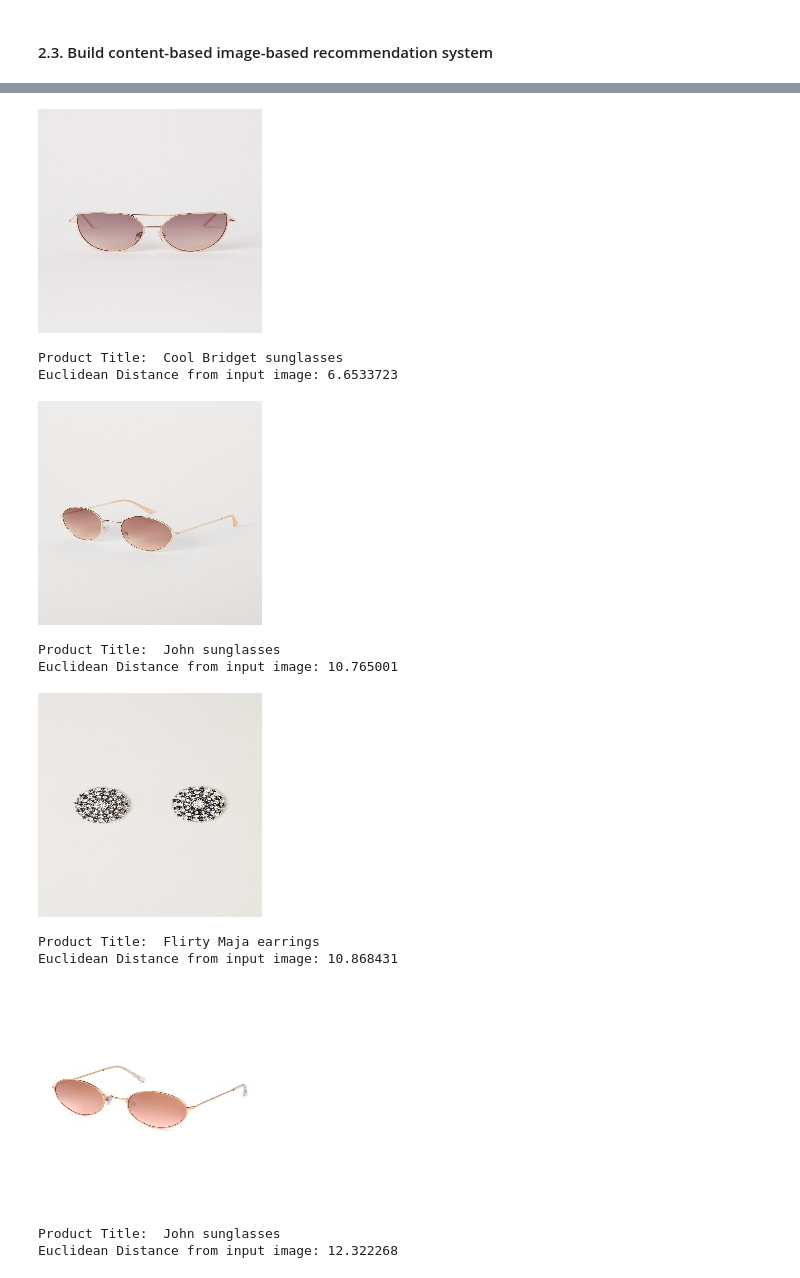
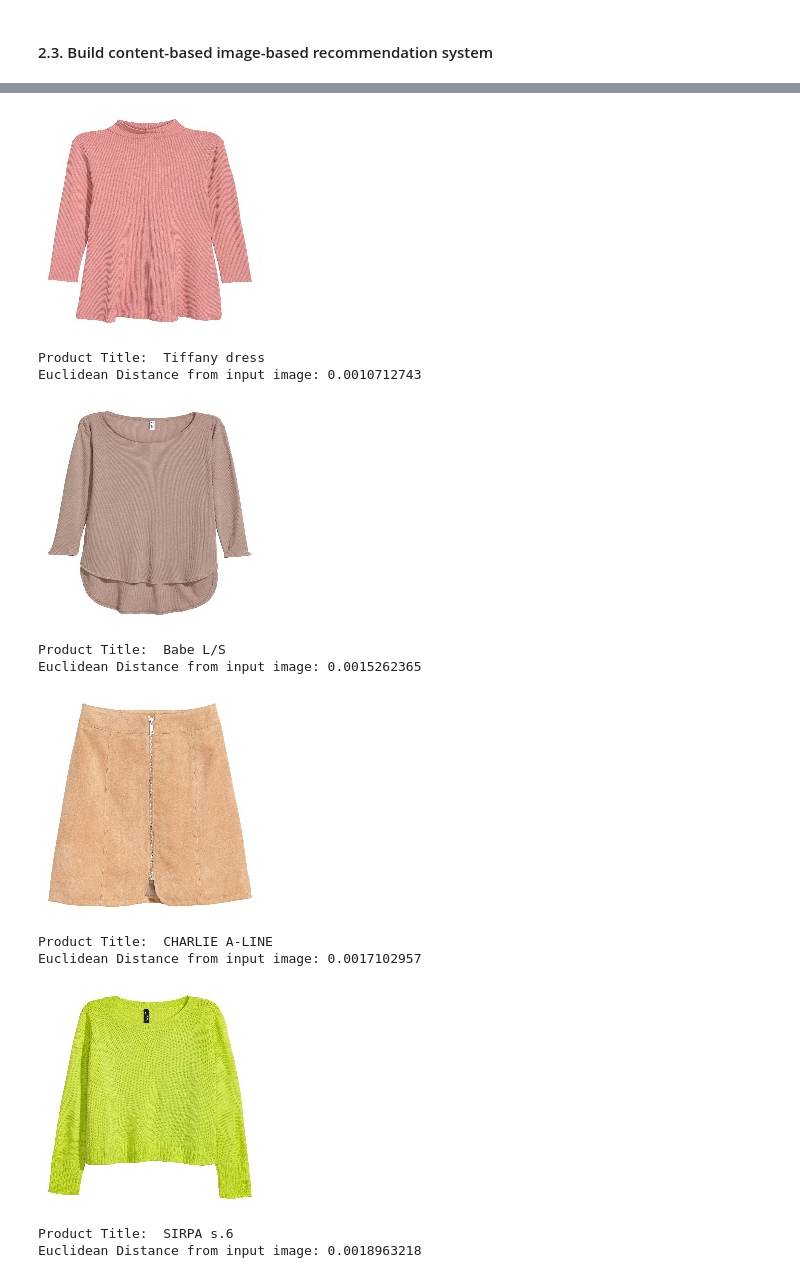
Before and after one commit to GiangNguyenn/FinalAssignmentGroup03, a Jupyter notebook: refactor_asm_3.ipynb, the cells around one changed output, grey strips where cells are left out. Drawn from its saved outputs; the diff is of its cells as text; code cells hidden in the pictures.

```diff
--- a/refactor_asm_3.ipynb
+++ b/refactor_asm_3.ipynb
@@ -1248,5 +1358,5 @@ def get_similar_products_cnn(product_id, num_results):
             print('Product Title: ', row['prod_name'])
             print('Euclidean Distance from input image:', pdists[i])
 # %%
-get_similar_products_cnn('0369796024', 5)
+get_similar_products_cnn('0516712002', 5)
 # %% [output]
@@ -1256,15 +1367,15 @@ Product Title:  1681    Cool Metal John Round
 Name: prod_name, dtype: object
 
  ==================== Recommended products ====================
-[figure, old version]
+[figure, new version]
-Product Title:  Cool Bridget sunglasses
-Euclidean Distance from input image: 6.6533723
+Product Title:  Tiffany dress
+Euclidean Distance from input image: 0.0010712743
-[figure, old version]
+[figure, new version]
-Product Title:  John sunglasses
-Euclidean Distance from input image: 10.765001
+Product Title:  Babe L/S
+Euclidean Distance from input image: 0.0015262365
-[figure, old version]
+[figure, new version]
-Product Title:  Flirty Maja earrings
-Euclidean Distance from input image: 10.868431
+Product Title:  CHARLIE A-LINE
+Euclidean Distance from input image: 0.0017102957
-[figure, old version]
+[figure, new version]
-Product Title:  John sunglasses
-Euclidean Distance from input image: 12.322268
+Product Title:  SIRPA s.6
+Euclidean Distance from input image: 0.0018963218
```
Also changed, not shown: parts of 35 cells of this notebook, 1 other file.
